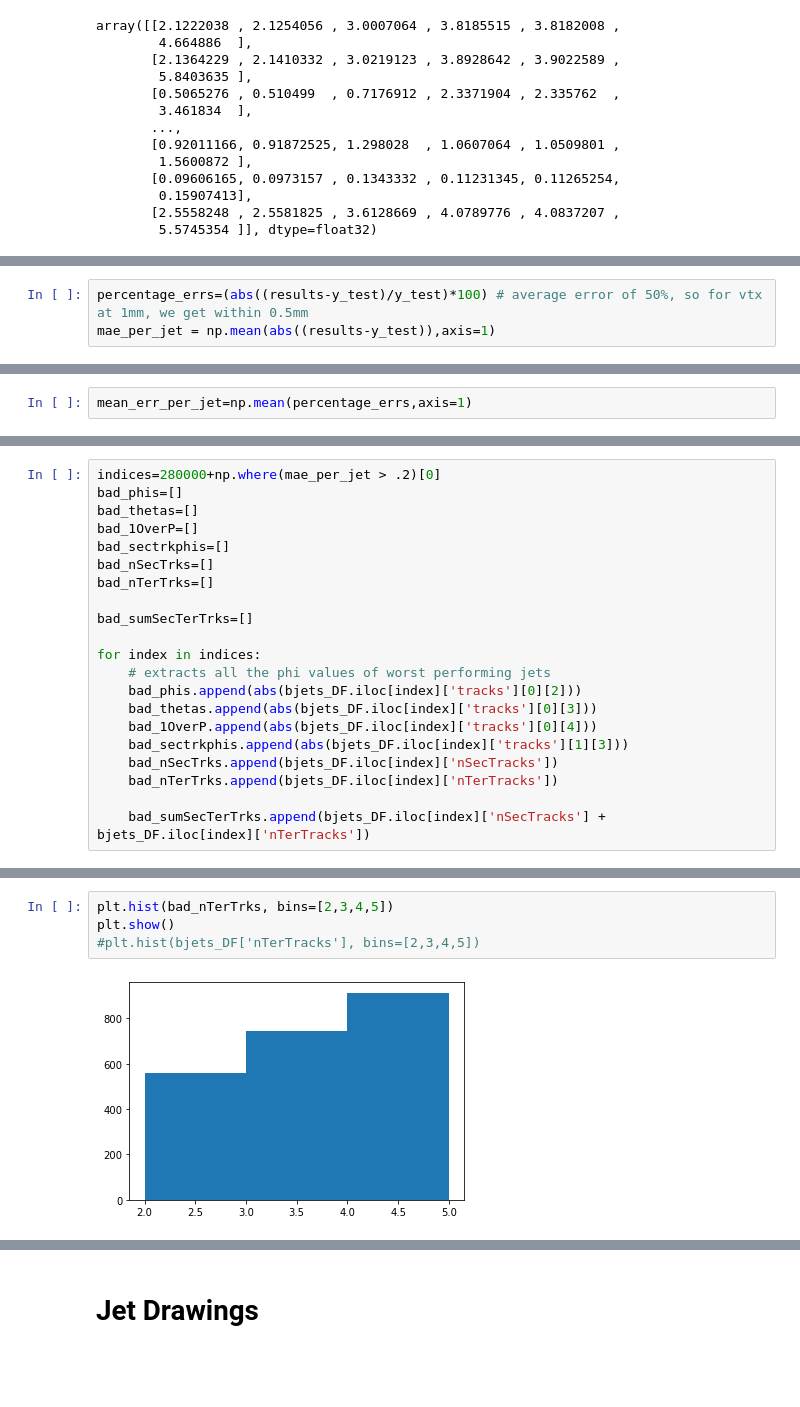
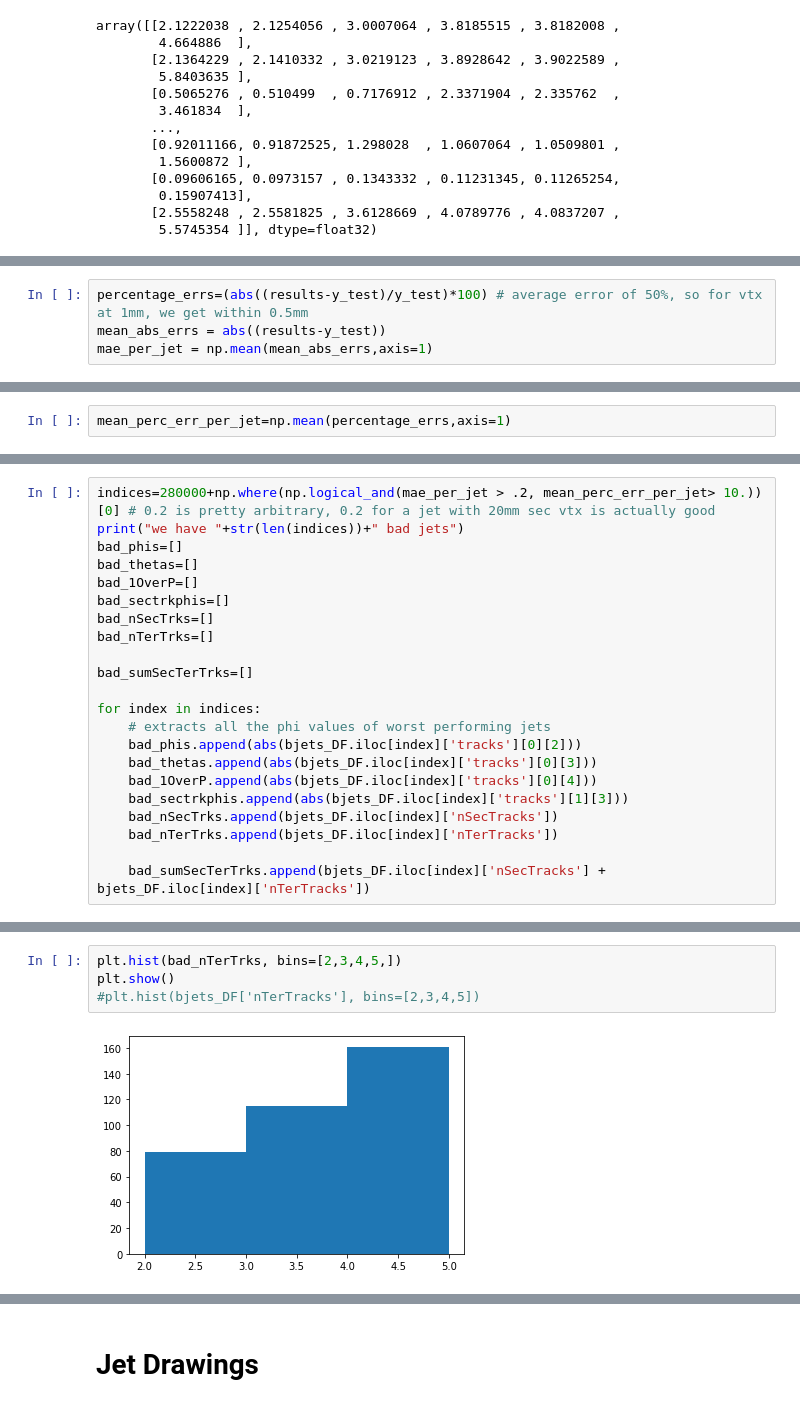
Before and after one commit to gregbarbour/RNNProject, a Jupyter notebook: an_rnn_example.ipynb, the cells around one changed output, grey strips where cells are left out. Saved outputs shown, nothing was run; the diff lists cells and outputs as text; blank space fills up the shorter version.

```diff
--- a/an_rnn_example.ipynb
+++ b/an_rnn_example.ipynb
@@ -365,3 +371,4 @@ len(results)
 # %%
 percentage_errs=(abs((results-y_test)/y_test)*100) # average error of 50%, so for vtx at 1mm, we get within 0.5mm
-mae_per_jet = np.mean(abs((results-y_test)),axis=1)
+mean_abs_errs = abs((results-y_test))
+mae_per_jet = np.mean(mean_abs_errs,axis=1)
@@ -393,4 +444,4 @@ plt.hist((meanerrs), bins=[0,5,10,15,20,25,30,35,40,45,50,55,60,65,70,75,80,1000
 # %%
-mean_err_per_jet=np.mean(percentage_errs,axis=1)
+mean_perc_err_per_jet=np.mean(percentage_errs,axis=1)
 # %%
 print(np.median(mae_per_jet)) # median error is 7% that's actually not too bad considering gauss err of 1% on 5 params (ish)
@@ -469,5 +497,6 @@ bjets_DF.iloc[280000+jet]['tracks']
 # %%
-indices=280000+np.where(mae_per_jet > .2)[0]
+indices=280000+np.where(np.logical_and(mae_per_jet > .2, mean_perc_err_per_jet> 10.))[0] # 0.2 is pretty arbitrary, 0.2 for a jet with 20mm sec vtx is actually good
+print("we have "+str(len(indices))+" bad jets")
 bad_phis=[]
 bad_thetas=[]
 bad_1OverP=[]
@@ -527,6 +550,6 @@ plt.hist(bjets_DF['nSecTracks'], bins=[1,2,3,4])
 # %%
-plt.hist(bad_nTerTrks, bins=[2,3,4,5])
+plt.hist(bad_nTerTrks, bins=[2,3,4,5,])
 plt.show()
 #plt.hist(bjets_DF['nTerTracks'], bins=[2,3,4,5])
 # %% [output]
-[figure, old version]
+[figure, new version]
```
Also changed, not shown: parts of 55 cells of this notebook, 1 other file.
